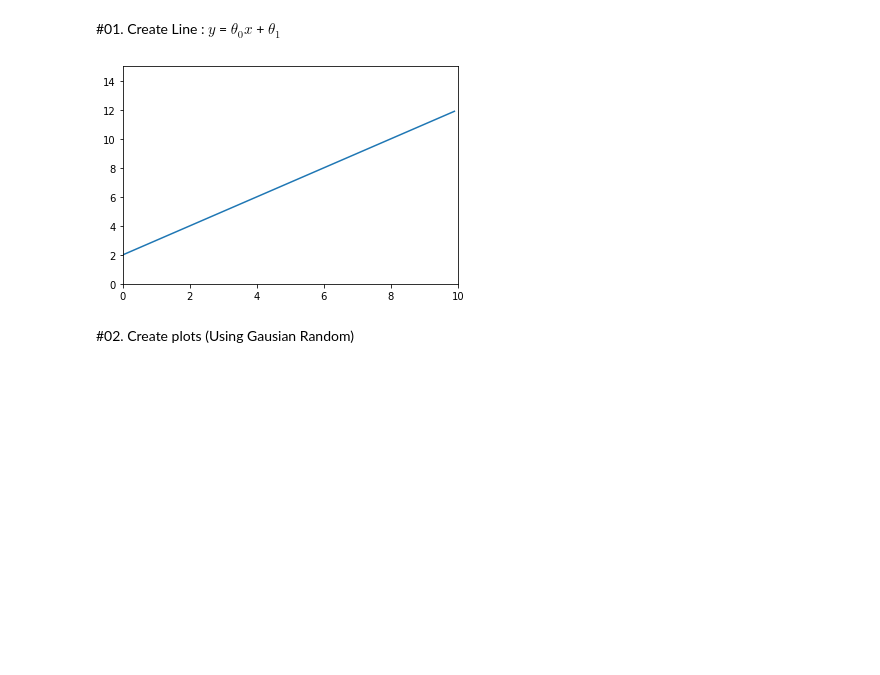
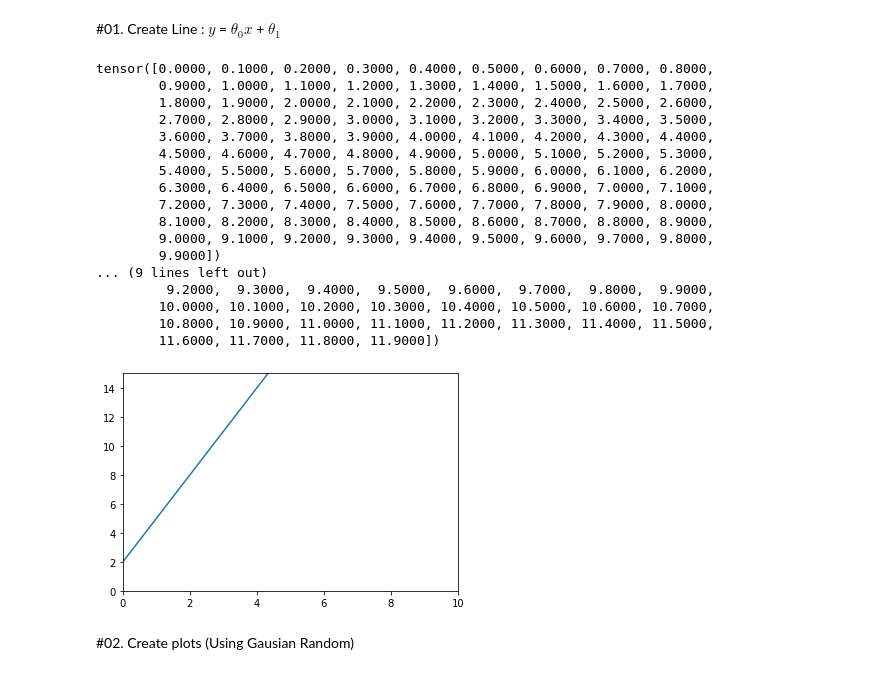
Before and after one commit to CJavaPython/AssignmentFolder, a Jupyter notebook: Assignment02/Assignment02.ipynb, the cells around one changed output. Drawn from its saved outputs; the diff is of its cells as text; code cells hidden in the pictures; blank space fills up the shorter version.

```diff
--- a/Assignment02/Assignment02.ipynb
+++ b/Assignment02/Assignment02.ipynb
@@ -6,17 +6,33 @@ import matplotlib.pyplot as plt
 #01. Create Line : $y$ =  $\theta$$_0$$x$ + $\theta$$_1$
 # %%
 #if theta 0 = 1 and theta 1 = 2
-def hypothesis(t1, t2, x):
+def linearLine(t1, t2, x):
   return t1 * x + t2
-#array는 사용하지 않아요
-x = np.arange(0, 10, 0.1)
-y = hypothesis(1, 2, x)
-
-plt.plot(x, y)
+x = torch.arange(0, 10, 0.1)
+#y = 3 * x + 2
+y_hat = linearLine(3, 2, x)
+plt.plot(x, y_hat)
 plt.axis([0,10,0,15])
 plt.show()
 # %% [output]
+tensor([0.0000, 0.1000, 0.2000, 0.3000, 0.4000, 0.5000, 0.6000, 0.7000, 0.8000,
+        0.9000, 1.0000, 1.1000, 1.2000, 1.3000, 1.4000, 1.5000, 1.6000, 1.7000,
+        1.8000, 1.9000, 2.0000, 2.1000, 2.2000, 2.3000, 2.4000, 2.5000, 2.6000,
+        2.7000, 2.8000, 2.9000, 3.0000, 3.1000, 3.2000, 3.3000, 3.4000, 3.5000,
+        3.6000, 3.7000, 3.8000, 3.9000, 4.0000, 4.1000, 4.2000, 4.3000, 4.4000,
+        4.5000, 4.6000, 4.7000, 4.8000, 4.9000, 5.0000, 5.1000, 5.2000, 5.3000,
+        5.4000, 5.5000, 5.6000, 5.7000, 5.8000, 5.9000, 6.0000, 6.1000, 6.2000,
+        6.3000, 6.4000, 6.5000, 6.6000, 6.7000, 6.8000, 6.9000, 7.0000, 7.1000,
+        7.2000, 7.3000, 7.4000, 7.5000, 7.6000, 7.7000, 7.8000, 7.9000, 8.0000,
+        8.1000, 8.2000, 8.3000, 8.4000, 8.5000, 8.6000, 8.7000, 8.8000, 8.9000,
+        9.0000, 9.1000, 9.2000, 9.3000, 9.4000, 9.5000, 9.6000, 9.7000, 9.8000,
+        9.9000])
+... (9 lines left out)
+         9.2000,  9.3000,  9.4000,  9.5000,  9.6000,  9.7000,  9.8000,  9.9000,
+        10.0000, 10.1000, 10.2000, 10.3000, 10.4000, 10.5000, 10.6000, 10.7000,
+        10.8000, 10.9000, 11.0000, 11.1000, 11.2000, 11.3000, 11.4000, 11.5000,
+        11.6000, 11.7000, 11.8000, 11.9000])
-[figure, old version]
+[figure, new version]
 # %% [markdown]
 #02. Create plots (Using Gausian Random)
 # %%
```
Also changed, not shown: parts of 3 cells of this notebook.
